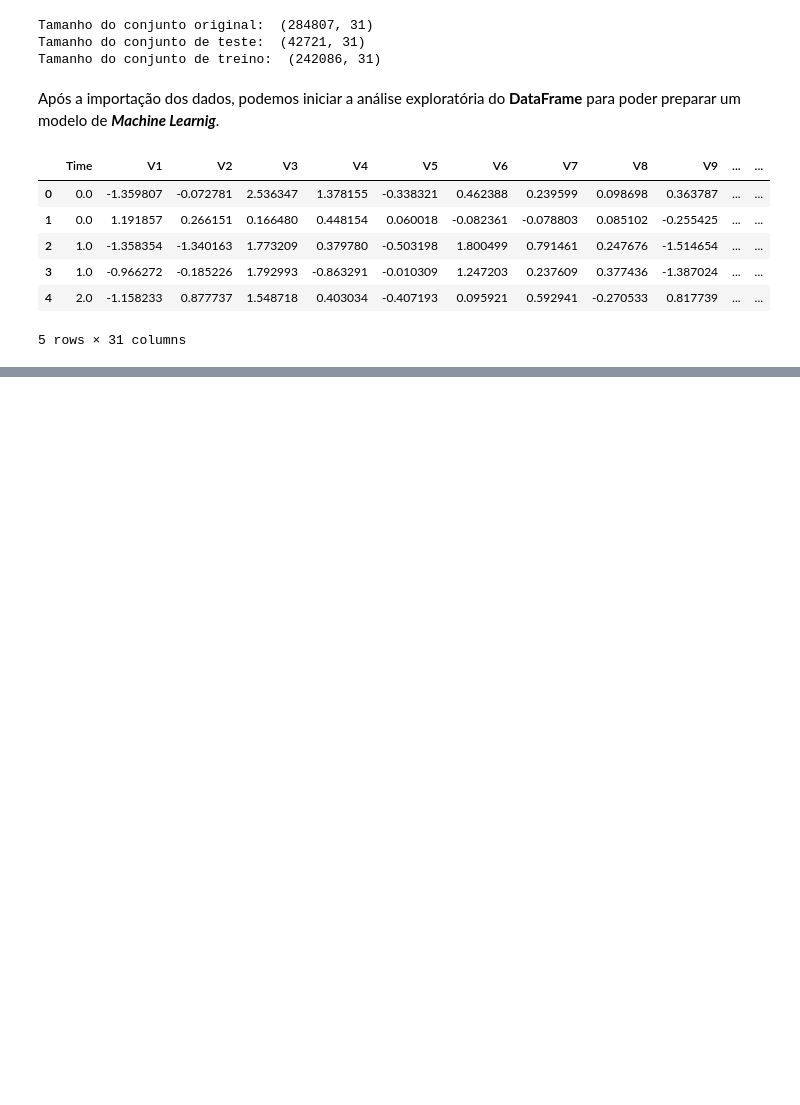
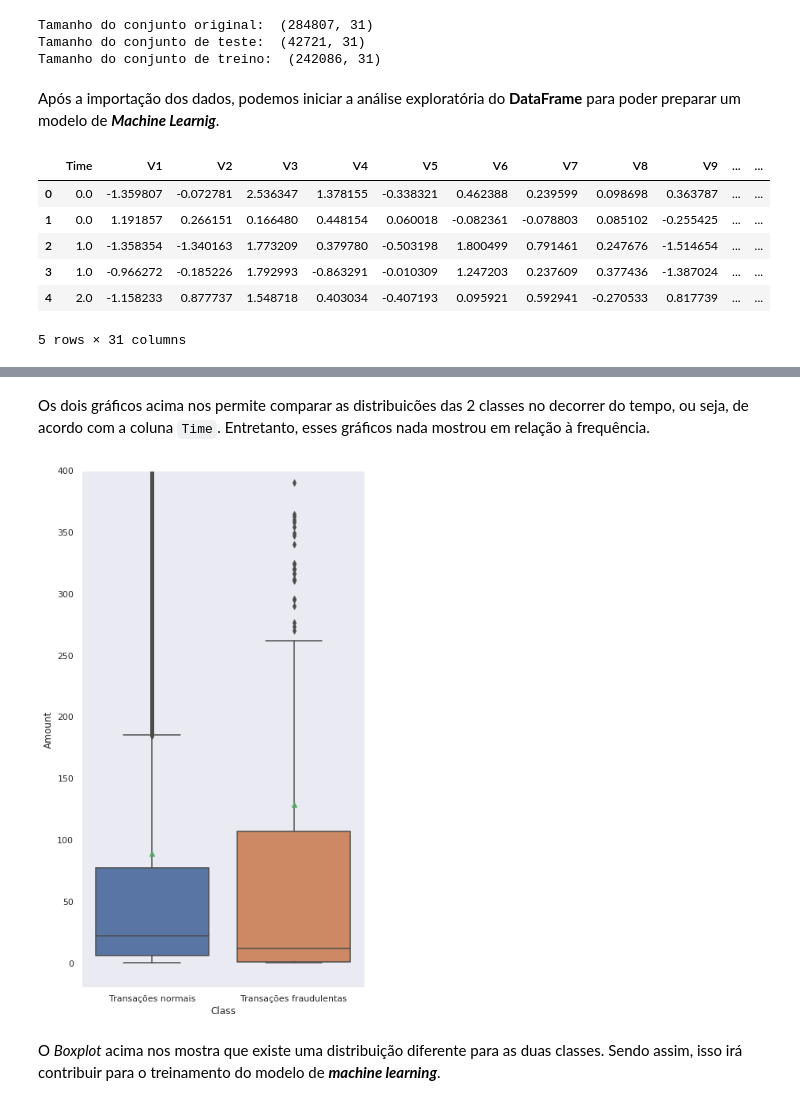
Before and after one commit to marcelomonier/CreditCardFraudDetection, a Jupyter notebook: PROJETO_Marcelo_Monier_Detecção_de_Fraude_em_Cartões_de_Crédito_ipynb.ipynb, the cells around one changed output, grey strips where cells are left out. Saved outputs shown, nothing was run; the diff lists cells and outputs as text; code cells hidden in the pictures; blank space fills up the shorter version.

```diff
--- a/PROJETO_Marcelo_Monier_Detecção_de_Fraude_em_Cartões_de_Crédito_ipynb.ipynb
+++ b/PROJETO_Marcelo_Monier_Detecção_de_Fraude_em_Cartões_de_Crédito_ipynb.ipynb
@@ -103,0 +182,14 @@ df.head()
+# %% [markdown]
+Os dois gráficos acima nos permite comparar as distribuicões das 2 classes no decorrer do tempo, ou seja, de acordo com a coluna `Time`. Entretanto, esses gráficos nada mostrou em relação à frequência.
+# %%
+fig, ax = plt.subplots(figsize=(6,10), sharex=True)
+
+sns.boxplot(df['Class'], df['Amount'], showmeans=True, ax=ax)
+plt.ylim((-20, 400))
+plt.xticks([0, 1], ['Transações normais', 'Transações fraudulentas'])
+
+plt.tight_layout()
+# %% [output]
+[figure, added]
+# %% [markdown]
+O *Boxplot* acima nos mostra que existe uma distribuição diferente para as duas classes. Sendo assim, isso irá contribuir para o treinamento do modelo de <b><i>machine learning</i></b>.
```
Also changed, not shown: parts of 52 cells of this notebook.
